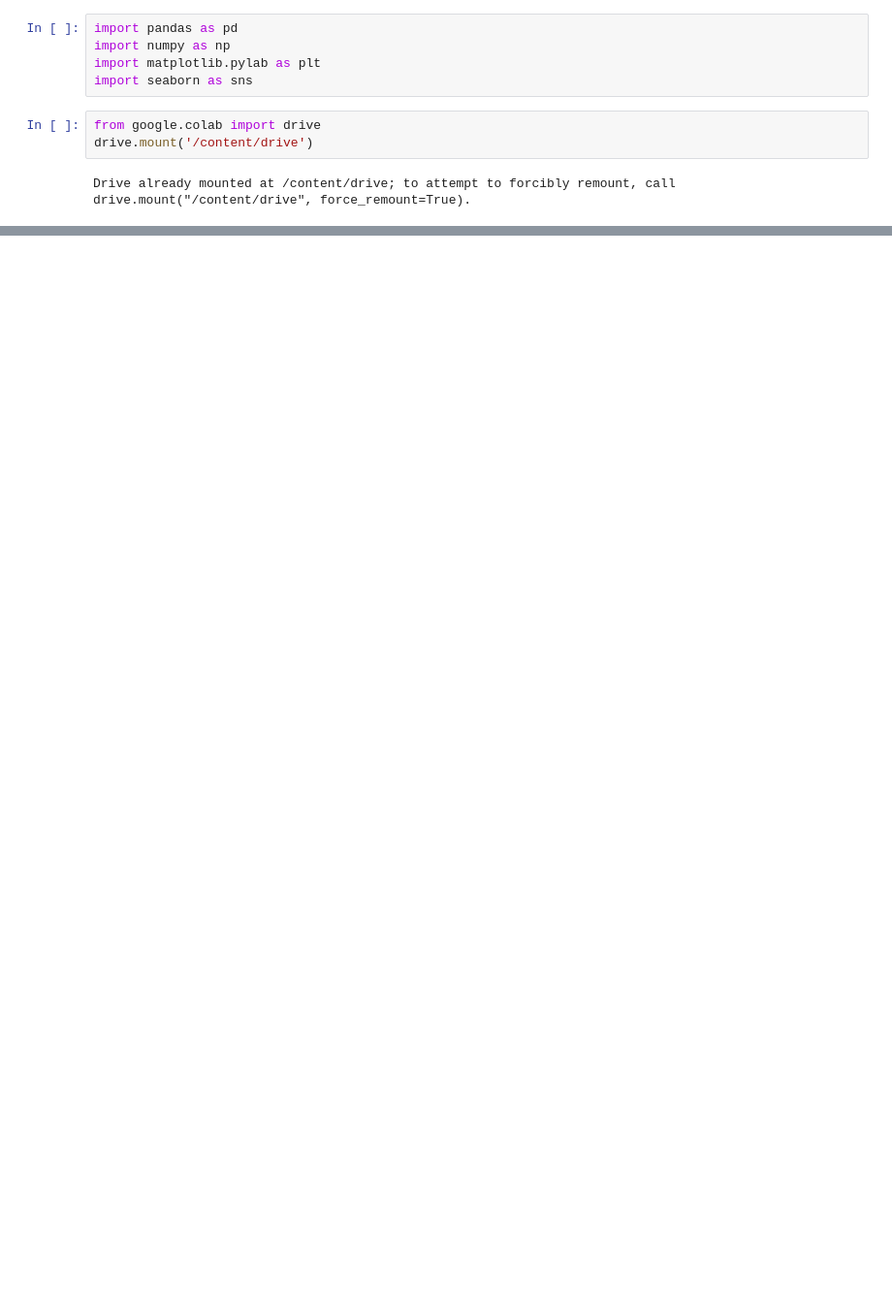
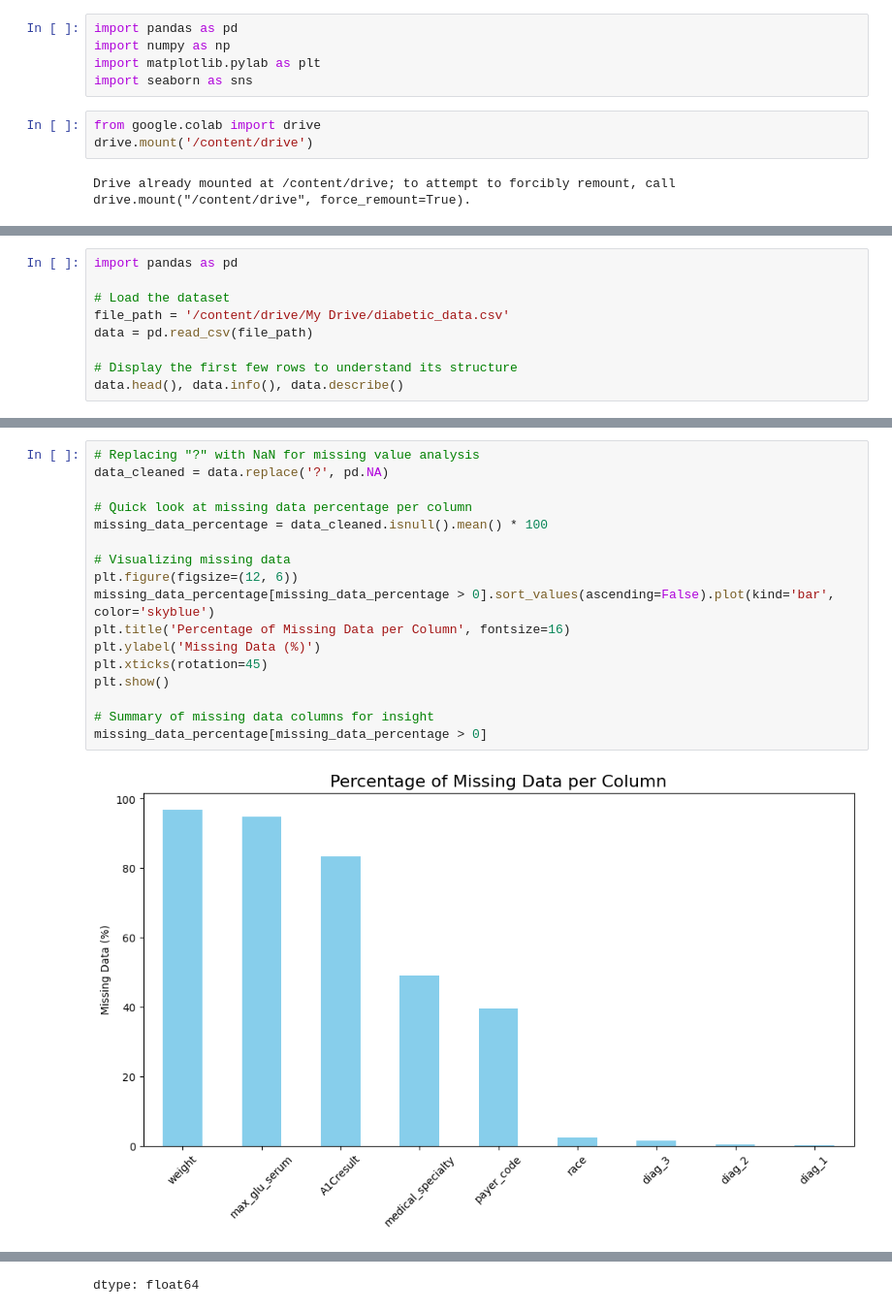
Before and after one commit to Augy23/Tugas-Manchine-Learning, a Jupyter notebook: UTS/UTS_Classification_Augrys_Farha_Sulistya_Negara.ipynb, the cells around one changed output, grey strips where cells are left out. Shown at 97% size. Cells and saved outputs as stored; diff of their text form; blank space fills up the shorter version.

```diff
--- a/UTS/UTS_Classification_Augrys_Farha_Sulistya_Negara.ipynb
+++ b/UTS/UTS_Classification_Augrys_Farha_Sulistya_Negara.ipynb
@@ -27,0 +13,9 @@ KeyError: 'CO(GT)'
+# %%
+import pandas as pd
+
+# Load the dataset
+file_path = '/content/drive/My Drive/diabetic_data.csv'
+data = pd.read_csv(file_path)
+
+# Display the first few rows to understand its structure
+data.head(), data.info(), data.describe()
@@ -27,0 +57,19 @@ KeyError: 'CO(GT)'
+# %%
+# Replacing "?" with NaN for missing value analysis
+data_cleaned = data.replace('?', pd.NA)
+
+# Quick look at missing data percentage per column
+missing_data_percentage = data_cleaned.isnull().mean() * 100
+
+# Visualizing missing data
+plt.figure(figsize=(12, 6))
+missing_data_percentage[missing_data_percentage > 0].sort_values(ascending=False).plot(kind='bar', color='skyblue')
+plt.title('Percentage of Missing Data per Column', fontsize=16)
+plt.ylabel('Missing Data (%)')
+plt.xticks(rotation=45)
+plt.show()
+
+# Summary of missing data columns for insight
+missing_data_percentage[missing_data_percentage > 0]
+# %% [output]
+[figure, added]
@@ -27,0 +86 @@ KeyError: 'CO(GT)'
+dtype: float64
```
Also changed, not shown: parts of 8 cells of this notebook.
